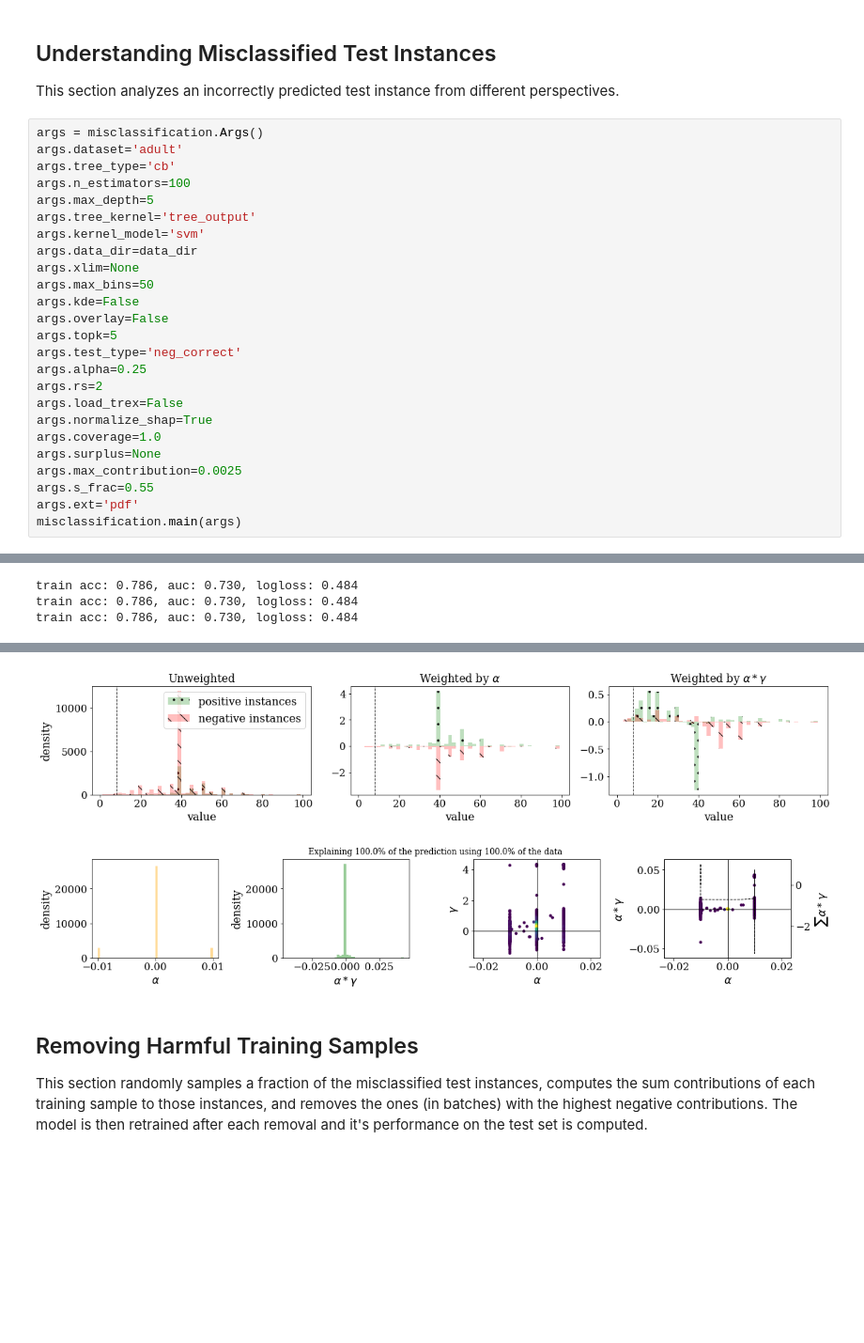
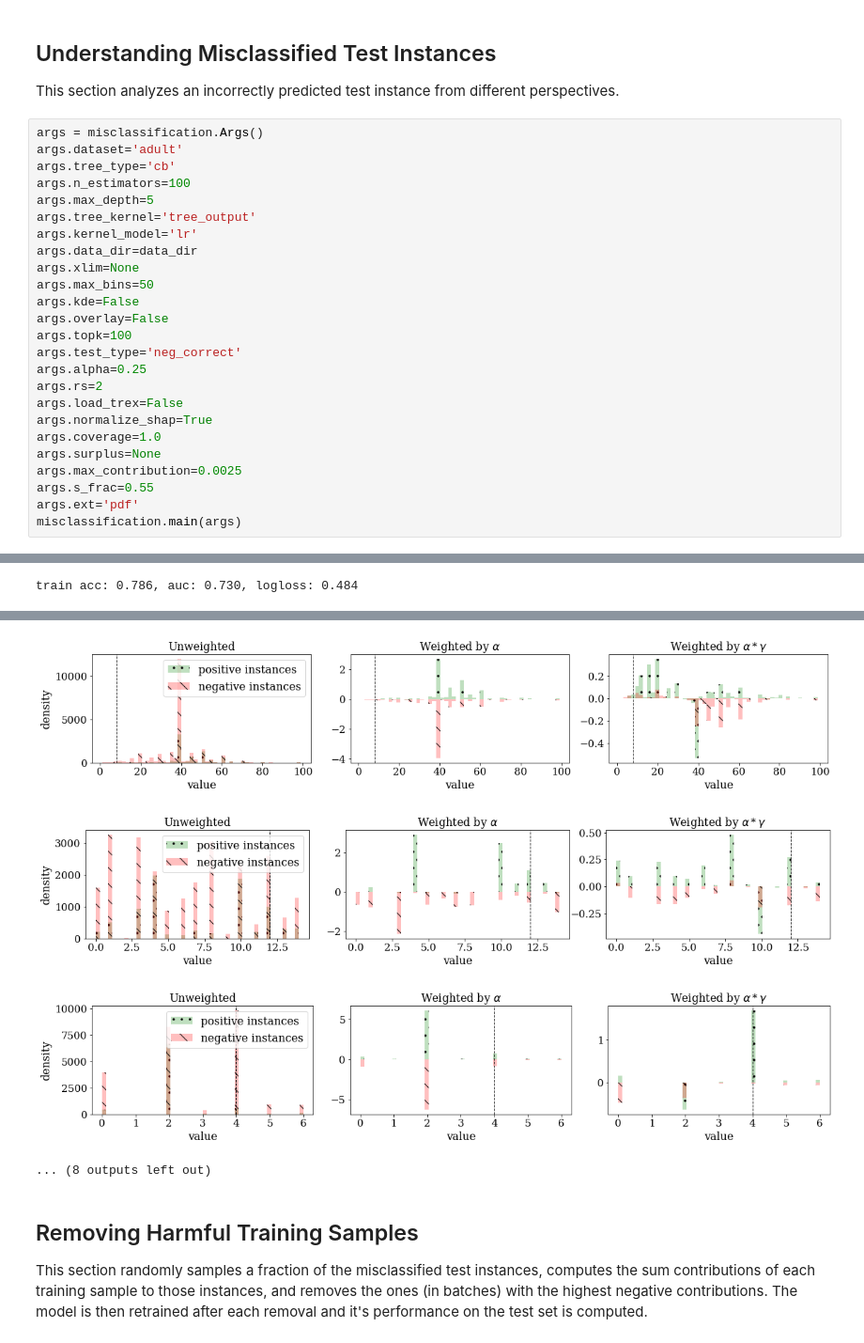
Before and after one commit to jjbrophy47/trex, a Jupyter notebook: experiments/notebooks/medifor.ipynb, the cells around one changed output, grey strips where cells are left out. Shown at 94% size. Cells and saved outputs as stored; diff of their text form; blank space fills up the shorter version.

```diff
--- a/experiments/notebooks/medifor.ipynb
+++ b/experiments/notebooks/medifor.ipynb
@@ -102,13 +102,13 @@ args.tree_type='cb'
 args.n_estimators=100
 args.max_depth=5
 args.tree_kernel='tree_output'
-args.kernel_model='svm'
+args.kernel_model='lr'
 args.data_dir=data_dir
 args.xlim=None
 args.max_bins=50
 args.kde=False
 args.overlay=False
-args.topk=5
+args.topk=100
 args.test_type='neg_correct'
 args.alpha=0.25
 args.rs=2
@@ -141,3 +141 @@ training 2 different LR models
 train acc: 0.786, auc: 0.730, logloss: 0.484
-train acc: 0.786, auc: 0.730, logloss: 0.484
-train acc: 0.786, auc: 0.730, logloss: 0.484
@@ -183,5 +174,7 @@ no. influential samples: 32,264
-[figure, old version]
+[figure, new version]
-[figure, old version]
+[figure, new version]
+[figure, added]
+... (8 outputs left out)
 # %% [markdown]
 ## Removing Harmful Training Samples
 This section randomly samples a fraction of the misclassified test instances, computes the sum contributions of each training sample to those instances, and removes the ones (in batches) with the highest negative contributions. The model is then retrained after each removal and it's performance on the test set is computed.
```
Also changed, not shown: parts of 1 cell of this notebook, 8 other files.
